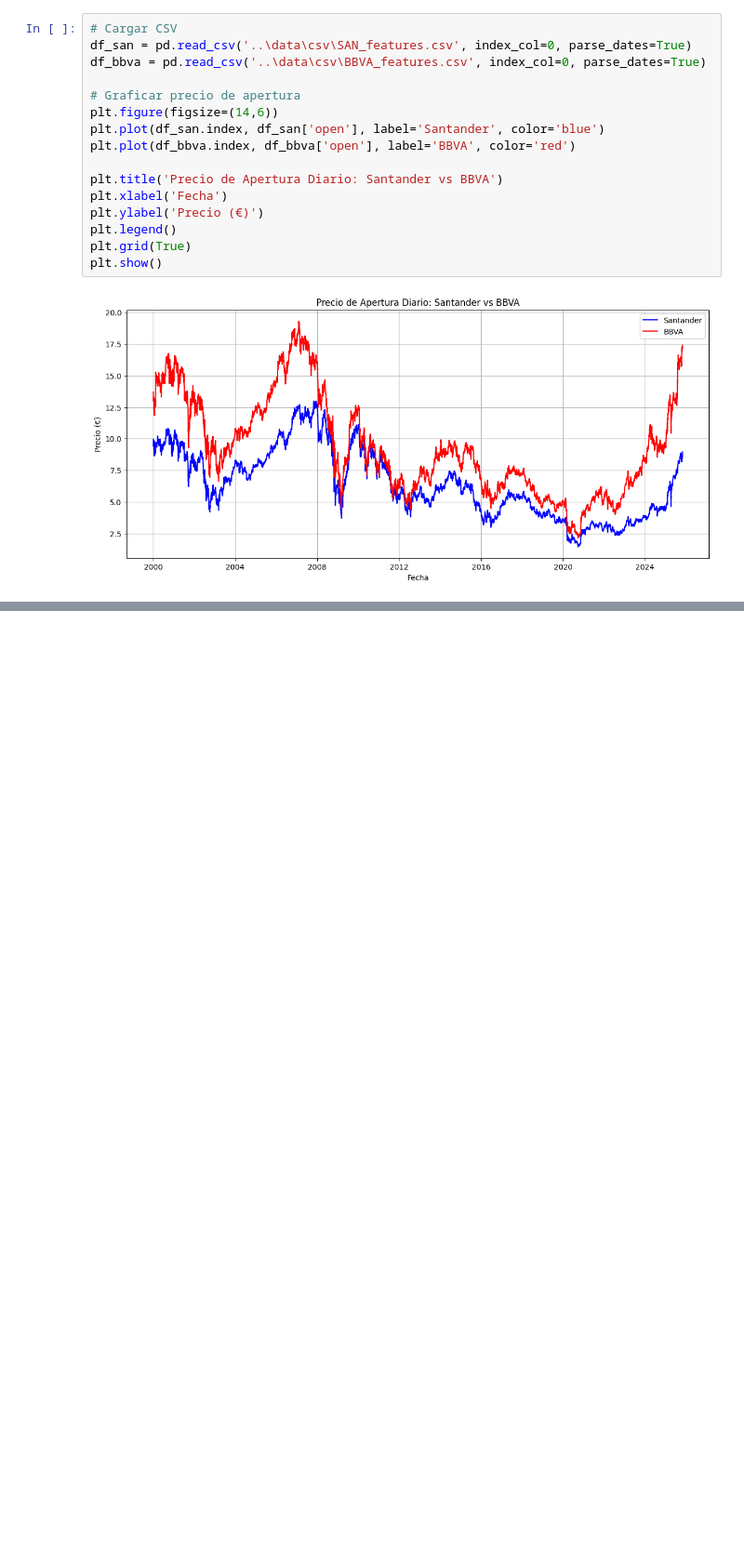
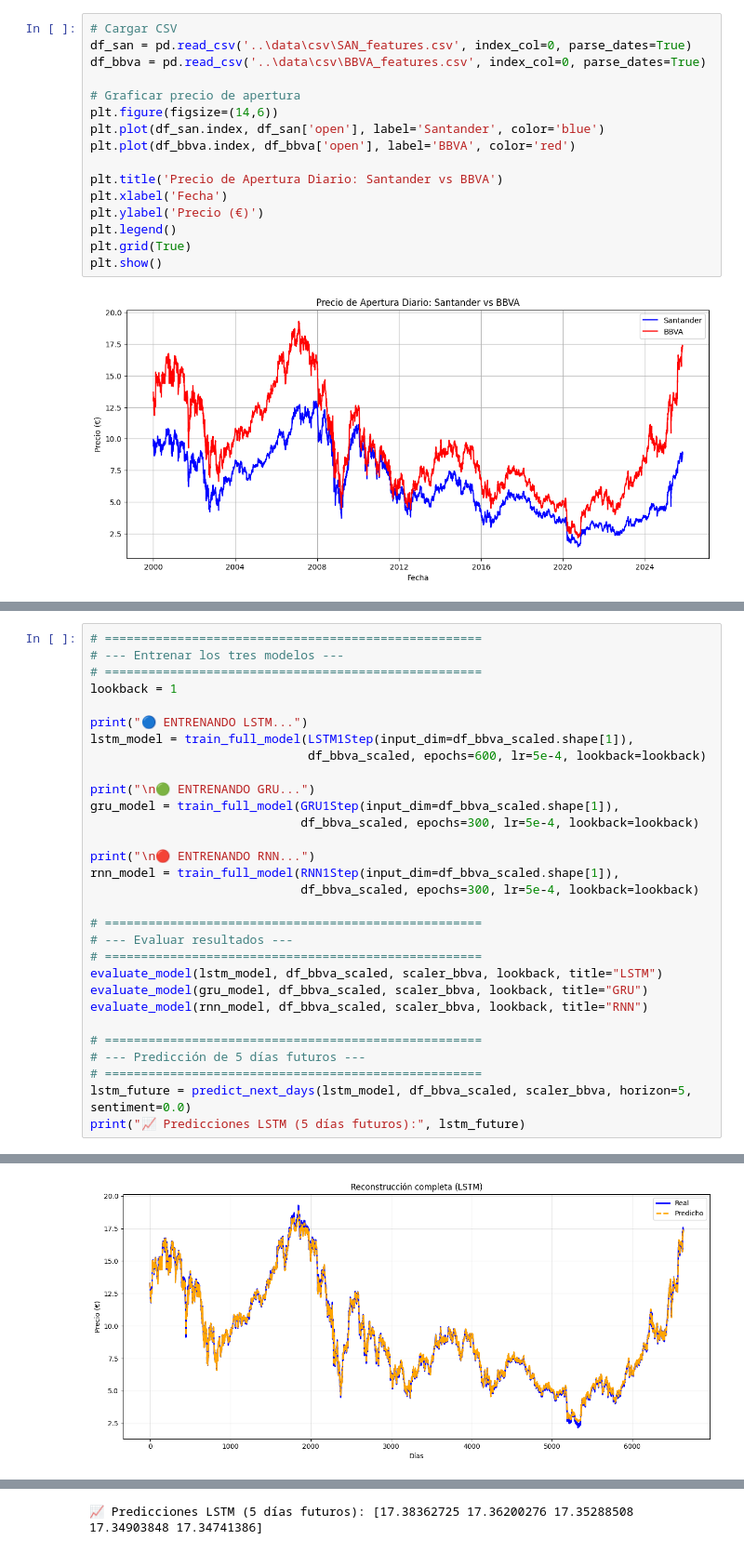
Before and after one commit to josean9/Caso02_Prediccion_BBVA_SANTANDER, a Jupyter notebook: notebooks/notebook2.ipynb, the cells around one changed output, grey strips where cells are left out. Shown at 93% size. Cells and saved outputs as stored; diff of their text form; blank space fills up the shorter version.

```diff
--- a/notebooks/notebook2.ipynb
+++ b/notebooks/notebook2.ipynb
@@ -370,0 +649,31 @@ Dispositivo: cuda
+# %%
+# ====================================================
+# --- Entrenar los tres modelos ---
+# ====================================================
+lookback = 1
+
+print("🔵 ENTRENANDO LSTM...")
+lstm_model = train_full_model(LSTM1Step(input_dim=df_bbva_scaled.shape[1]),
+                              df_bbva_scaled, epochs=600, lr=5e-4, lookback=lookback)
+
+print("\n🟢 ENTRENANDO GRU...")
+gru_model = train_full_model(GRU1Step(input_dim=df_bbva_scaled.shape[1]),
+                             df_bbva_scaled, epochs=300, lr=5e-4, lookback=lookback)
+
+print("\n🔴 ENTRENANDO RNN...")
+rnn_model = train_full_model(RNN1Step(input_dim=df_bbva_scaled.shape[1]),
+                             df_bbva_scaled, epochs=300, lr=5e-4, lookback=lookback)
+
+# ====================================================
+# --- Evaluar resultados ---
+# ====================================================
+evaluate_model(lstm_model, df_bbva_scaled, scaler_bbva, lookback, title="LSTM")
+evaluate_model(gru_model, df_bbva_scaled, scaler_bbva, lookback, title="GRU")
+evaluate_model(rnn_model, df_bbva_scaled, scaler_bbva, lookback, title="RNN")
+
+# ====================================================
+# --- Predicción de 5 días futuros ---
+# ====================================================
+lstm_future = predict_next_days(lstm_model, df_bbva_scaled, scaler_bbva, horizon=5, sentiment=0.0)
+print("📈 Predicciones LSTM (5 días futuros):", lstm_future)
+# %% [output]
@@ -370,0 +697 @@ Dispositivo: cuda
+[figure, added]
@@ -370,0 +700 @@ Dispositivo: cuda
+📈 Predicciones LSTM (5 días futuros): [17.38362725 17.36200276 17.35288508 17.34903848 17.34741386]
```
Also changed, not shown: parts of 29 cells of this notebook, 8 other files.
